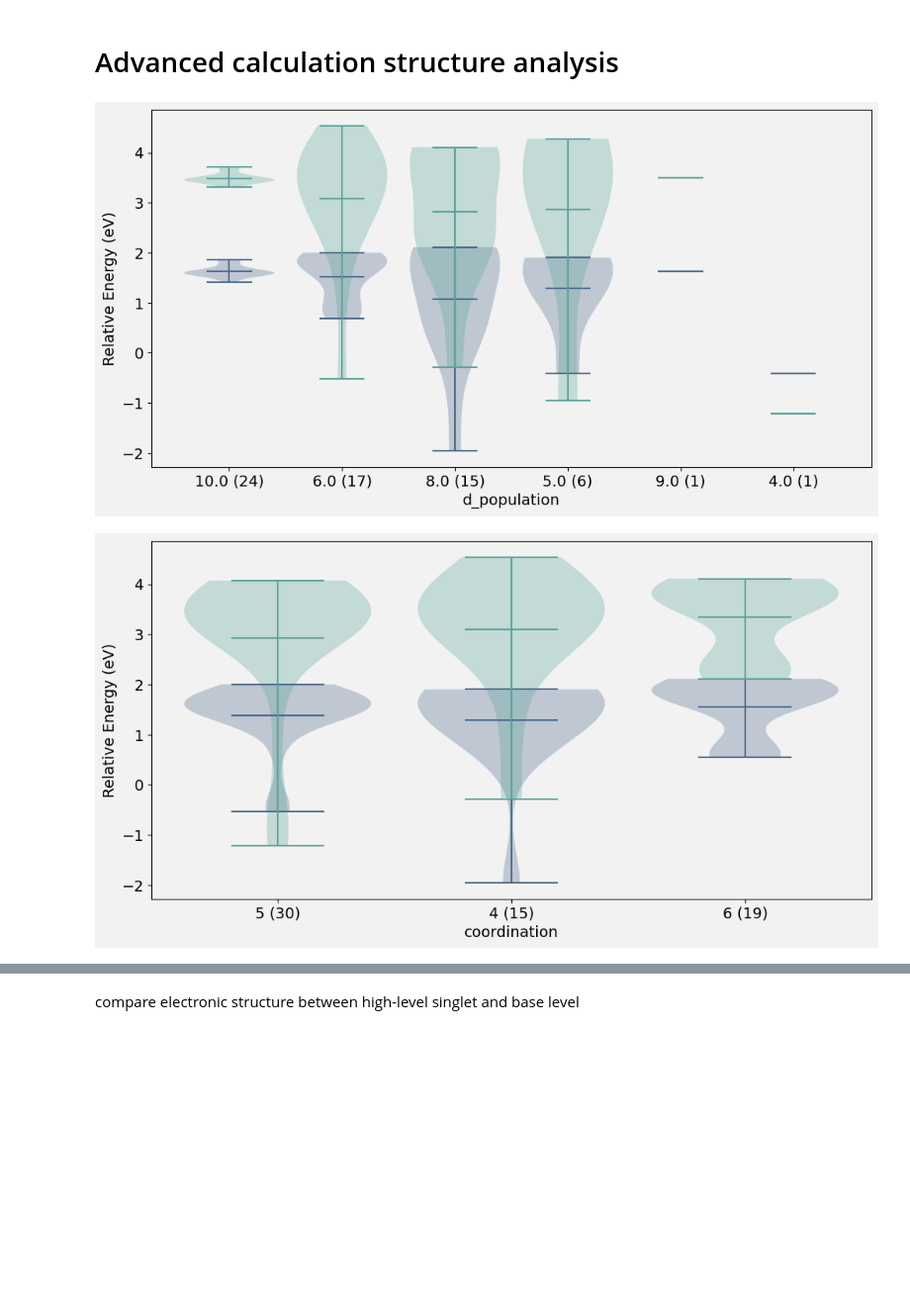
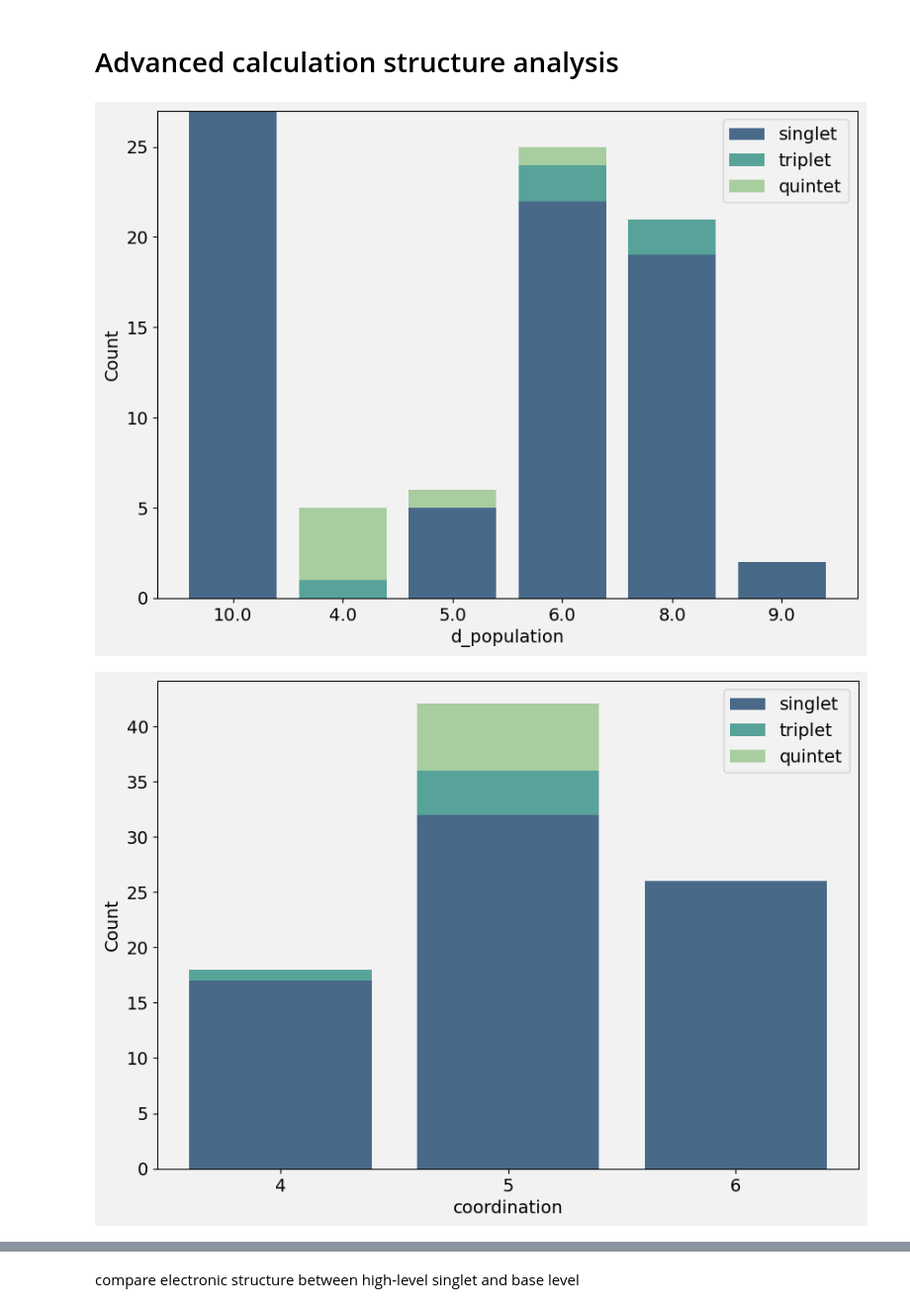
Before and after one commit to ajr15/PorCrystalStructures, a Jupyter notebook: src/notebooks/main.ipynb, the cells around one changed output, grey strips where cells are left out. Shown at 99% size. Cells and saved outputs as stored; diff of their text form; code cells hidden in the pictures; blank space fills up the shorter version.

```diff
--- a/src/notebooks/main.ipynb
+++ b/src/notebooks/main.ipynb
@@ -75,7 +75,7 @@ def orca_properties_df(session, sids, source: str):
 
 def complex_details(session, sid):
     metal = session.query(Substituent.substituent).filter(Substituent.structure == sid).filter(Substituent.position == "metal").all()[0][0][1:-1]
-    coordination = 6 - session.query(SubstituentProperty).filter(SubstituentProperty.position == "axial").filter(SubstituentProperty.structure == sid).count()
+    coordination = 6 - session.query(Substituent).filter(Substituent.position == "axial").filter(Substituent.structure == sid).count()
     d_population = session.query(SubstituentProperty.value).filter(SubstituentProperty.property == "d_population").filter(SubstituentProperty.structure == sid).first()
     if d_population is not None:
         d_population = d_population[0]
@@ -114,17 +114,11 @@ def scatter_plot(x, y, ax=None, xname=None, yname=None, add_fitted_line=False, a
         fitted_x = [min(x), max(x)]
         ax.plot(fitted_x, fitted_x, color=linecolor, linestyle=linestyle)
 
-def get_sids(session, have_dft: bool=True, have_electronic_structure: bool=False, only_singlet: bool=True):
+def get_sids(session, have_dft: bool=True, have_electronic_structure: bool=False):
     q = session.query(Structure.id)
     if have_dft:
         q = q.filter(Structure.orca_out != None)
     if have_electronic_structure:
         q = session.query(StructureProperty.structure).filter(StructureProperty.source.like("orca_property/S%")).distinct()
     sids = set([x[0] for x in q.all()])
-    if only_singlet:
-        ajr = session.query(SubstituentProperty.structure).\
-            filter(SubstituentProperty.property == 'd_population').\
-                filter((SubstituentProperty.value == 6) | (SubstituentProperty.value % 2 == 1)).all()
-        ajr = set([x[0] for x in ajr] + ["QARCOD"])
-        sids = sids - ajr
     return list(sids)
@@ -369,7 +401,7 @@ Text(0, 0.5, 'Energy (eV)')
 # %% [markdown]
 # Advanced calculation structure analysis
 # %%
-sids = get_sids(session, have_electronic_structure=True, only_singlet=False)
+sids = get_sids(session, have_electronic_structure=True)
 # %%
 singlet = orca_properties_df(session, sids, "orca_property/S1")
 triplet = orca_properties_df(session, sids, "orca_property/S3")
@@ -379,4 +411,5 @@ df["singlet_energy"] = singlet["final_energy"]
 df["triplet_energy"] = triplet["final_energy"]
 df["quintet_energy"] = quintet["final_energy"]
 df = df.dropna()
+df["spin"] = df[["singlet_energy", "triplet_energy", "quintet_energy"]].rename(columns={c: c.split("_")[0] for c in df.columns}).idxmin(axis=1)
 # %%
@@ -403,7 +474,7 @@ def make_violin_plot(df: pd.DataFrame, group_by: str):
 # %%
-make_violin_plot(df, "d_population")
-make_violin_plot(df, "coordination")
-make_violin_plot(df, "metal")
+make_bar_plot(df, "d_population", th=1)
+make_bar_plot(df, "coordination", th=1)
+make_bar_plot(df, "metal", th=1)
 # %% [output]
-[figure, old version]
+[figure, new version]
-[figure, old version]
+[figure, new version]
```
Also changed, not shown: parts of 17 cells of this notebook, 4 other files.
